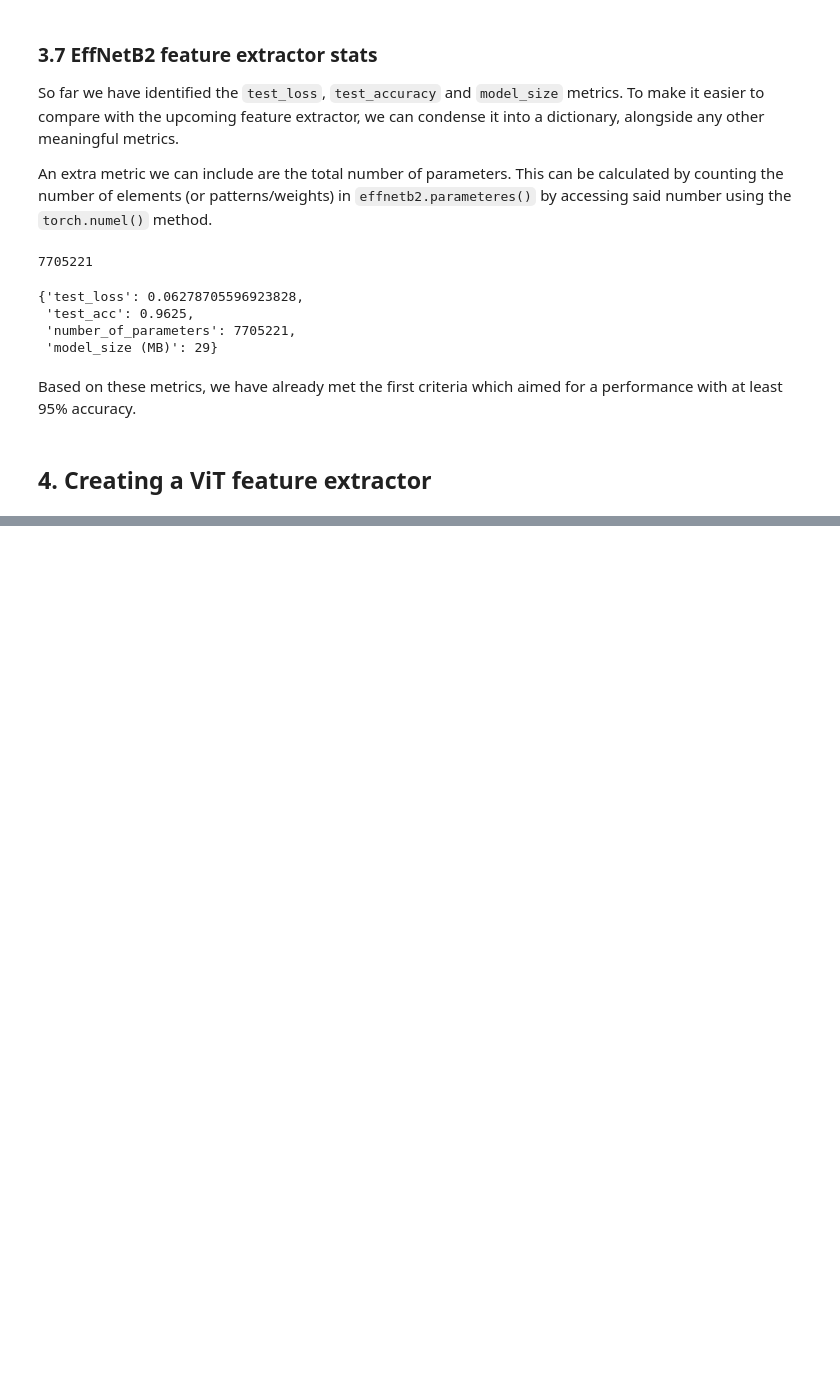
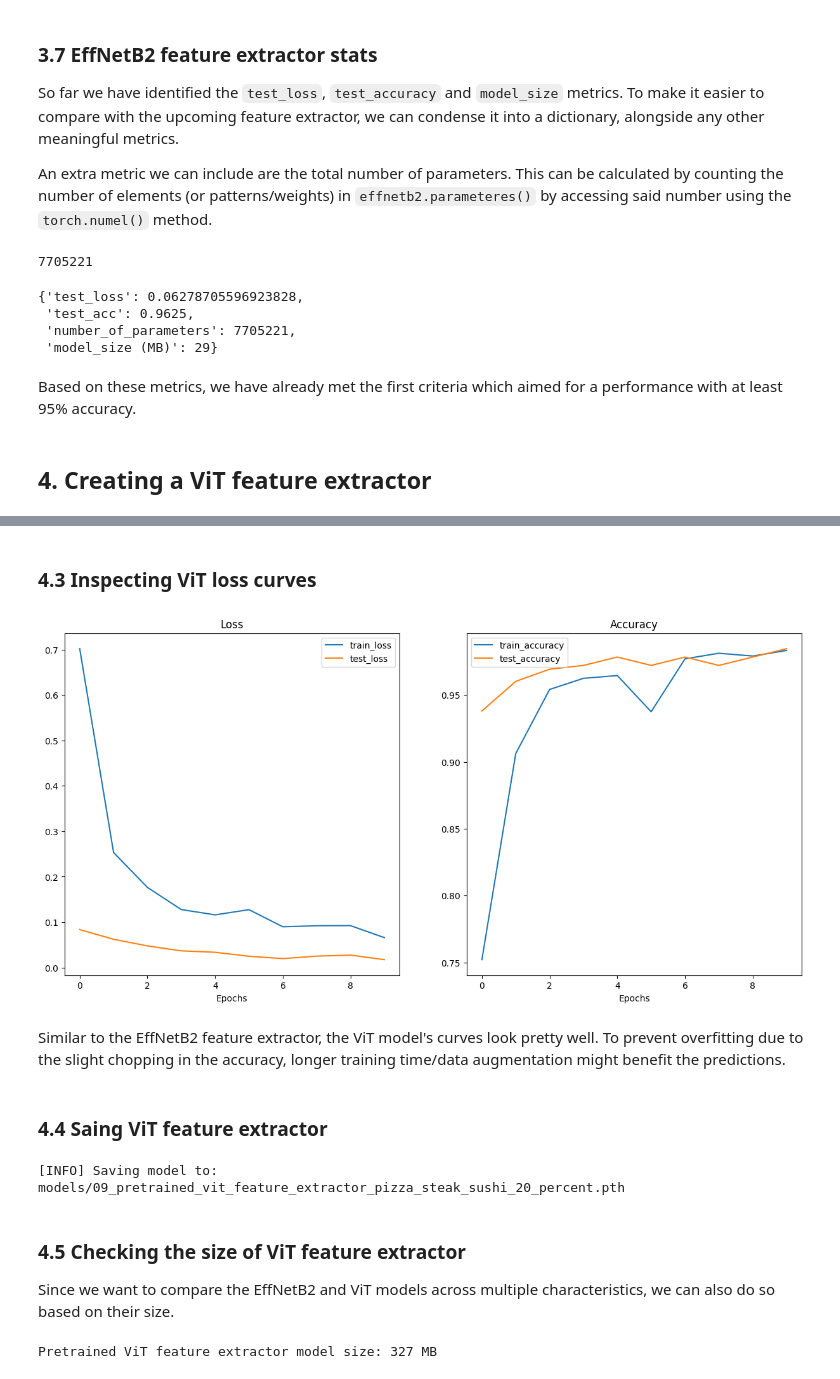
Before and after one commit to Aaron-Serpilin/Zero-To-Mastery-Pytorch, a Jupyter notebook: Fundamentals/09_PyTorch_Model_Deployment.ipynb, the cells around one changed output, grey strips where cells are left out. Drawn from its saved outputs; the diff is of its cells as text; code cells hidden in the pictures; blank space fills up the shorter version.

Commit message:
ViT feature extractor added

```diff
--- a/Fundamentals/09_PyTorch_Model_Deployment.ipynb
+++ b/Fundamentals/09_PyTorch_Model_Deployment.ipynb
@@ -357,0 +365,19 @@ Based on these metrics, we have already met the first criteria which aimed for a
+# %%
+def create_vit_model (num_classes:int=3,
+                      seed:int=42):
+
+  weights = torchvision.models.ViT_B_16_Weights.DEFAULT
+  transforms = weights.transforms()
+  model = torchvision.models.vit_b_16(weights=weights)
+
+  for param in model.parameters():
+    param.requires_grad = False
+
+  torch.manual_seed(seed)
+  model.heads = nn.Sequential(nn.Linear(in_features=768, # same as original model
+                                        out_features=num_classes))
+
+  return model, transforms
+# %%
+vit, vit_transforms = create_vit_model(num_classes=3,
+                                       seed=42)
@@ -357,0 +416,7 @@ Based on these metrics, we have already met the first criteria which aimed for a
+# %%
+from going_modular import data_setup
+
+train_dataloader_vit, test_dataloader_vit, class_names = data_setup.create_dataloaders(train_dir=train_dir,
+                                                                                       test_dir=test_dir,
+                                                                                       transform=vit_transforms,
+                                                                                       batch_size=32)
@@ -357,0 +425,14 @@ Based on these metrics, we have already met the first criteria which aimed for a
+# %%
+from going_modular import engine
+
+optimizer = torch.optim.Adam(params=vit.parameters(), lr=1e-3)
+loss_fn = torch.nn.CrossEntropyLoss()
+set_seeds()
+
+vit_results = engine.train(model=vit,
+                           train_dataloader=train_dataloader_vit,
+                           test_dataloader=test_dataloader_vit,
+                           optimizer=optimizer,
+                           loss_fn=loss_fn,
+                           epochs=10,
+                           device=device)
@@ -357,0 +450,31 @@ Based on these metrics, we have already met the first criteria which aimed for a
+# %% [markdown]
+### 4.3 Inspecting ViT loss curves
+# %%
+from helper_functions import plot_loss_curves
+
+plot_loss_curves(vit_results)
+# %% [output]
+[figure, added]
+# %% [markdown]
+Similar to the EffNetB2 feature extractor, the ViT model's curves look pretty well. To prevent overfitting due to the slight chopping in the accuracy, longer training time/data augmentation might benefit the predictions.
+# %% [markdown]
+### 4.4 Saing ViT feature extractor
+# %%
+from going_modular import utils
+
+utils.save_model(model=vit,
+                 target_dir="models",
+                 model_name="09_pretrained_vit_feature_extractor_pizza_steak_sushi_20_percent.pth")
+# %% [output]
+[INFO] Saving model to: models/09_pretrained_vit_feature_extractor_pizza_steak_sushi_20_percent.pth
+# %% [markdown]
+### 4.5 Checking the size of ViT feature extractor
+
+Since we want to compare the EffNetB2 and ViT models across multiple characteristics, we can also do so based on their size.
+# %%
+from pathlib import Path
+
+pretrained_vit_model_size = Path("models/09_pretrained_vit_feature_extractor_pizza_steak_sushi_20_percent.pth").stat().st_size // (1024*1024)
+print(f"Pretrained ViT feature extractor model size: {pretrained_vit_model_size} MB")
+# %% [output]
+Pretrained ViT feature extractor model size: 327 MB
```
Also changed, not shown: parts of 13 cells of this notebook.
